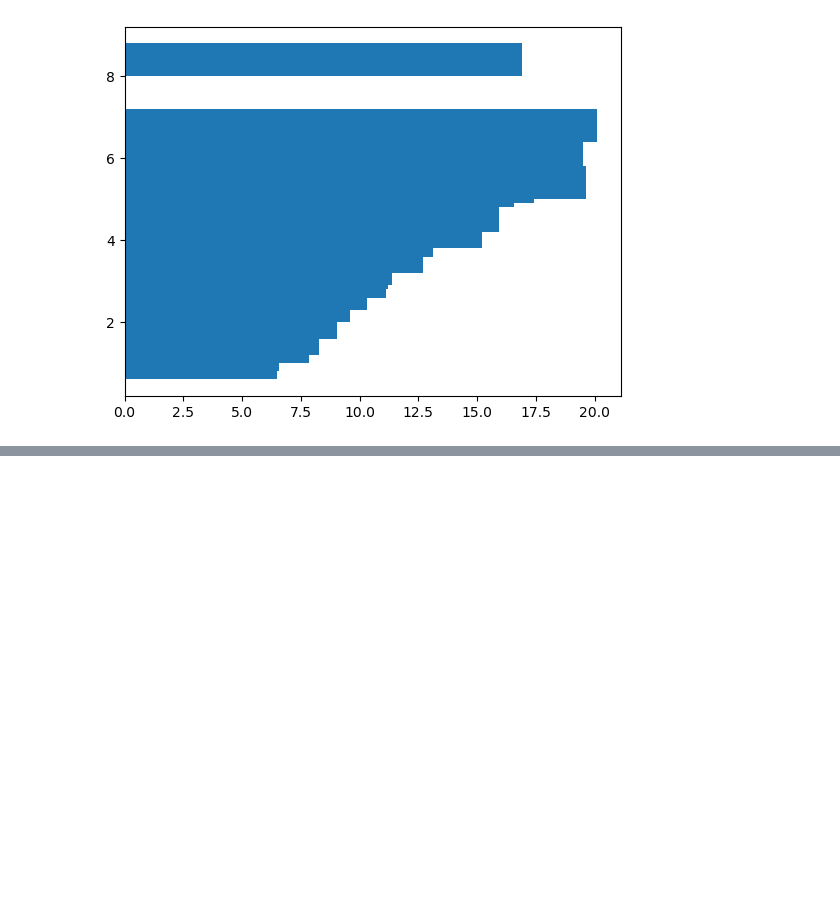
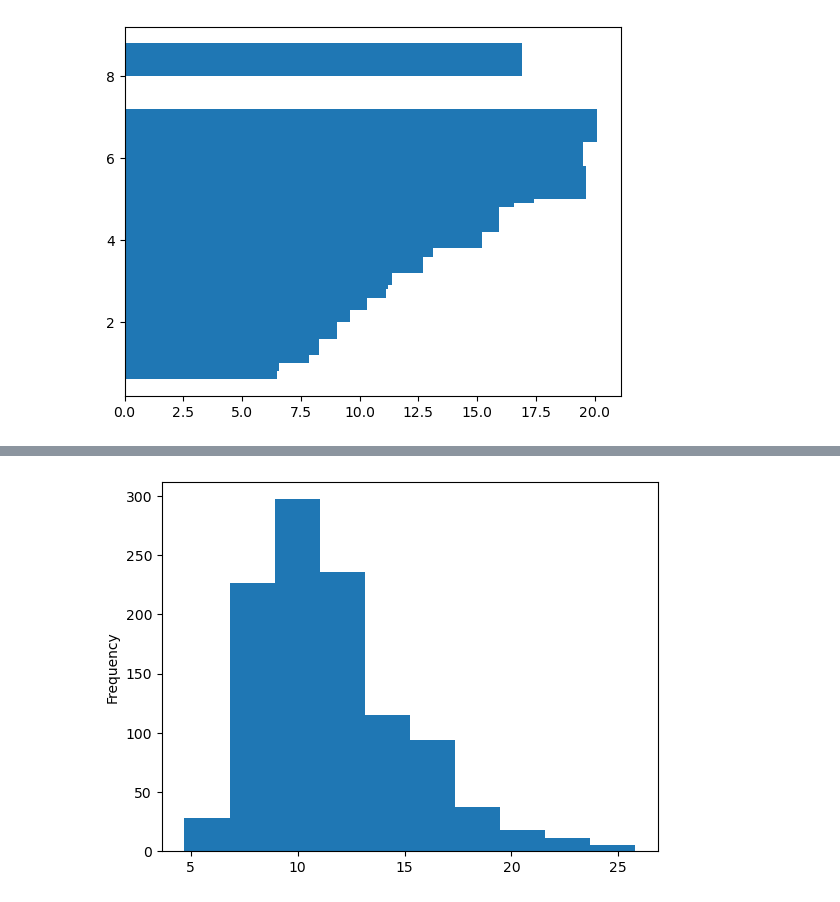
Before and after one commit to MohammadNainy/Visual, a Jupyter notebook: Matplotlib.ipynb, the cells around one changed output, grey strips where cells are left out. Drawn from its saved outputs; the diff is of its cells as text; code cells hidden in the pictures; blank space fills up the shorter version.

```diff
--- a/Matplotlib.ipynb
+++ b/Matplotlib.ipynb
@@ -270,0 +297,4 @@ plt.bar(avg_by_ES["ENGINESIZE"],avg_by_ES["FUELCONSUMPTION_COMB"],bottom=6);
+# %%
+df["FUELCONSUMPTION_COMB"].plot(kind='hist');
+# %% [output]
+[figure, added]
```
Also changed, not shown: parts of 25 cells of this notebook.
